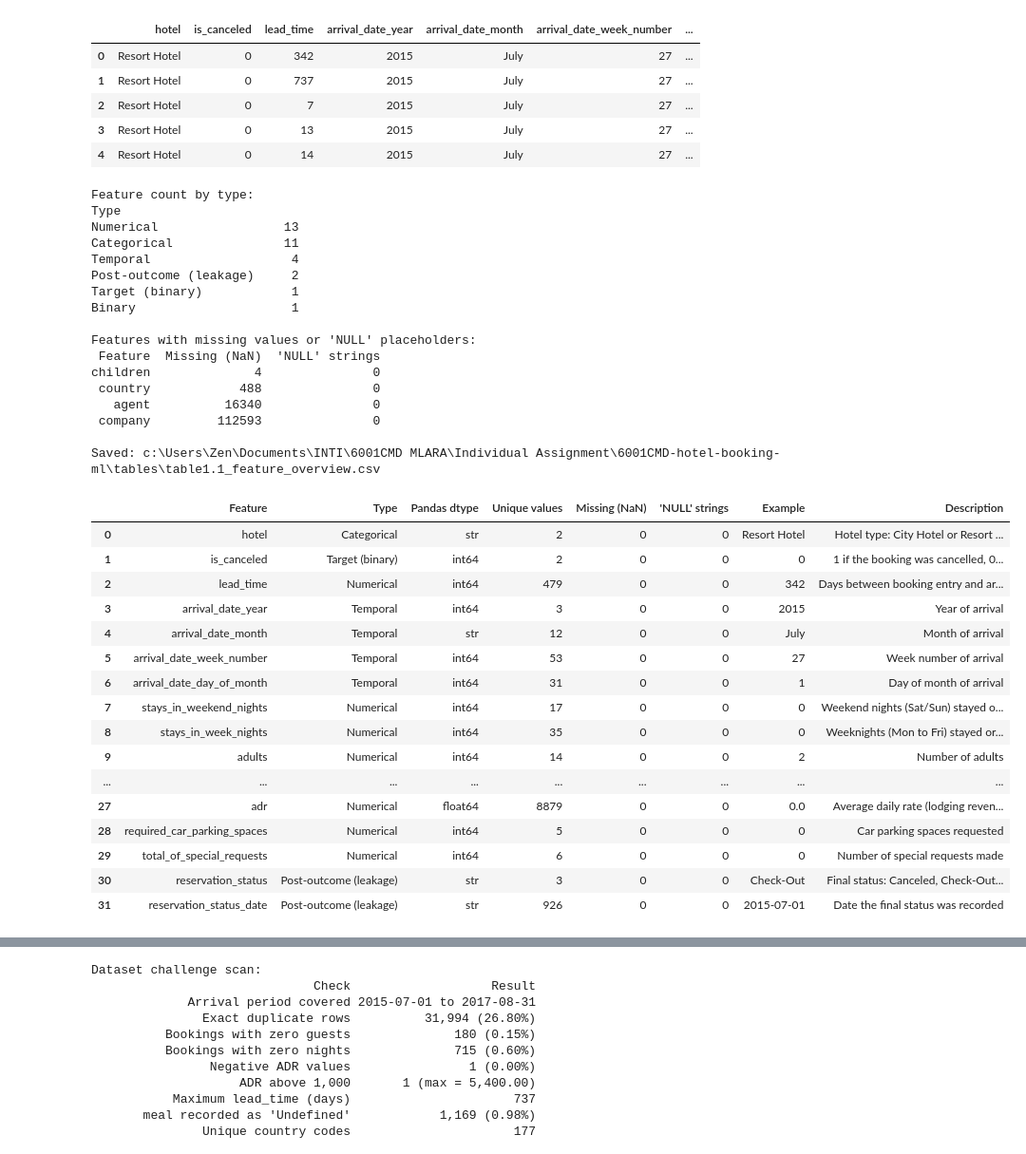
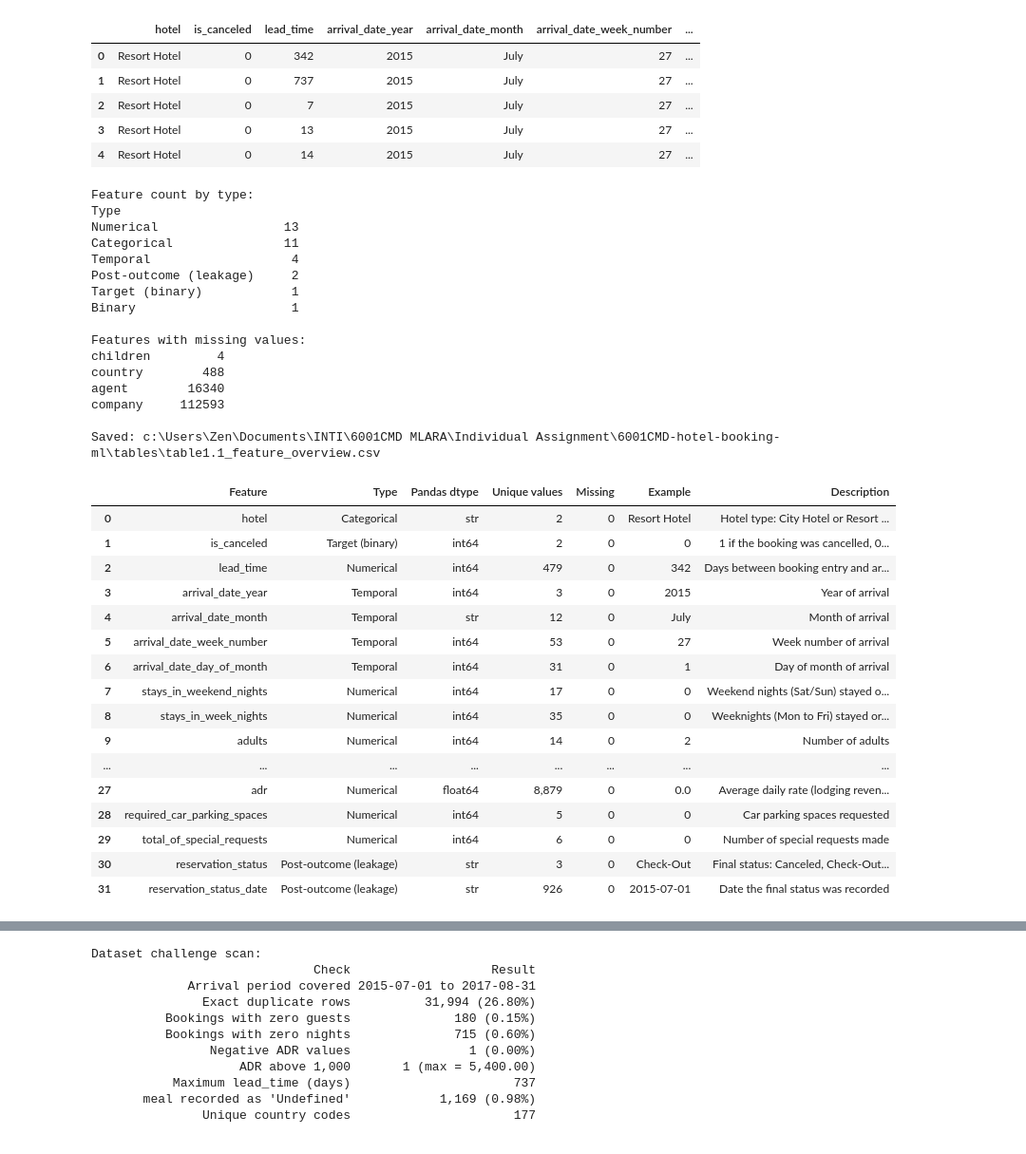
Before and after one commit to Yuzen22014685/6001CMD-hotel-booking-ml, a Jupyter notebook: notebooks/01_task1_problem_formulation.ipynb, the cells around one changed output, grey strips where cells are left out. Shown at 95% size. Drawn from its saved outputs; the diff is of its cells as text; code cells hidden in the pictures.

Commit message:
Tidy Table 1.1 and Table 1.2 formatting

```diff
--- a/notebooks/01_task1_problem_formulation.ipynb
+++ b/notebooks/01_task1_problem_formulation.ipynb
@@ -89,62 +89,60 @@ for col in df.columns:
     s = df[col]
     rows.append({
         "Feature": col,
         "Type": ftype,
         "Pandas dtype": str(s.dtype),
-        "Unique values": s.nunique(dropna=True),
-        "Missing (NaN)": int(s.isna().sum()),
-        "'NULL' strings": int((s.astype(str) == "NULL").sum()),
+        "Unique values": f"{s.nunique(dropna=True):,}",
+        "Missing": f"{int(s.isna().sum()):,}",
         "Example": s.dropna().iloc[0],
         "Description": desc,
     })
 
 table_1_1 = pd.DataFrame(rows)
 table_1_1.to_csv(TAB_DIR / "table1.1_feature_overview.csv", index=False)
 
 print("Feature count by type:")
 print(table_1_1["Type"].value_counts().to_string())
 
-print("\nFeatures with missing values or 'NULL' placeholders:")
-flagged = table_1_1[(table_1_1["Missing (NaN)"] > 0) | (table_1_1["'NULL' strings"] > 0)]
-print(flagged[["Feature", "Missing (NaN)", "'NULL' strings"]].to_string(index=False))
+print("\nFeatures with missing values:")
+missing = df.isna().sum()
+print(missing[missing > 0].to_string())
 
 print(f"\nSaved: {TAB_DIR / 'table1.1_feature_overview.csv'}")
 table_1_1
 # %% [output]
 Feature count by type:
 Type
 Numerical                 13
 Categorical               11
 Temporal                   4
 Post-outcome (leakage)     2
 Target (binary)            1
 Binary                     1
 
-Features with missing values or 'NULL' placeholders:
- Feature  Missing (NaN)  'NULL' strings
-children              4               0
- country            488               0
-   agent          16340               0
- company         112593               0
+Features with missing values:
+children         4
+country        488
+agent        16340
+company     112593
 
 Saved: c:\Users\Zen\Documents\INTI\6001CMD MLARA\Individual Assignment\6001CMD-hotel-booking-ml\tables\table1.1_feature_overview.csv
-|  | Feature | Type | Pandas dtype | Unique values | Missing (NaN) | 'NULL' strings | Example | Description |
-| 0 | hotel | Categorical | str | 2 | 0 | 0 | Resort Hotel | Hotel type: City Hotel or Resort ... |
-| 1 | is_canceled | Target (binary) | int64 | 2 | 0 | 0 | 0 | 1 if the booking was cancelled, 0... |
-| 2 | lead_time | Numerical | int64 | 479 | 0 | 0 | 342 | Days between booking entry and ar... |
-| 3 | arrival_date_year | Temporal | int64 | 3 | 0 | 0 | 2015 | Year of arrival |
-| 4 | arrival_date_month | Temporal | str | 12 | 0 | 0 | July | Month of arrival |
-| 5 | arrival_date_week_number | Temporal | int64 | 53 | 0 | 0 | 27 | Week number of arrival |
-| 6 | arrival_date_day_of_month | Temporal | int64 | 31 | 0 | 0 | 1 | Day of month of arrival |
-| 7 | stays_in_weekend_nights | Numerical | int64 | 17 | 0 | 0 | 0 | Weekend nights (Sat/Sun) stayed o... |
-| 8 | stays_in_week_nights | Numerical | int64 | 35 | 0 | 0 | 0 | Weeknights (Mon to Fri) stayed or... |
-| 9 | adults | Numerical | int64 | 14 | 0 | 0 | 2 | Number of adults |
-| ... | ... | ... | ... | ... | ... | ... | ... | ... |
-| 27 | adr | Numerical | float64 | 8879 | 0 | 0 | 0.0 | Average daily rate (lodging reven... |
-| 28 | required_car_parking_spaces | Numerical | int64 | 5 | 0 | 0 | 0 | Car parking spaces requested |
-| 29 | total_of_special_requests | Numerical | int64 | 6 | 0 | 0 | 0 | Number of special requests made |
-| 30 | reservation_status | Post-outcome (leakage) | str | 3 | 0 | 0 | Check-Out | Final status: Canceled, Check-Out... |
-| 31 | reservation_status_date | Post-outcome (leakage) | str | 926 | 0 | 0 | 2015-07-01 | Date the final status was recorded |
+|  | Feature | Type | Pandas dtype | Unique values | Missing | Example | Description |
+| 0 | hotel | Categorical | str | 2 | 0 | Resort Hotel | Hotel type: City Hotel or Resort ... |
+| 1 | is_canceled | Target (binary) | int64 | 2 | 0 | 0 | 1 if the booking was cancelled, 0... |
+| 2 | lead_time | Numerical | int64 | 479 | 0 | 342 | Days between booking entry and ar... |
+| 3 | arrival_date_year | Temporal | int64 | 3 | 0 | 2015 | Year of arrival |
+| 4 | arrival_date_month | Temporal | str | 12 | 0 | July | Month of arrival |
+| 5 | arrival_date_week_number | Temporal | int64 | 53 | 0 | 27 | Week number of arrival |
+| 6 | arrival_date_day_of_month | Temporal | int64 | 31 | 0 | 1 | Day of month of arrival |
+| 7 | stays_in_weekend_nights | Numerical | int64 | 17 | 0 | 0 | Weekend nights (Sat/Sun) stayed o... |
+| 8 | stays_in_week_nights | Numerical | int64 | 35 | 0 | 0 | Weeknights (Mon to Fri) stayed or... |
+| 9 | adults | Numerical | int64 | 14 | 0 | 2 | Number of adults |
+| ... | ... | ... | ... | ... | ... | ... | ... |
+| 27 | adr | Numerical | float64 | 8,879 | 0 | 0.0 | Average daily rate (lodging reven... |
+| 28 | required_car_parking_spaces | Numerical | int64 | 5 | 0 | 0 | Car parking spaces requested |
+| 29 | total_of_special_requests | Numerical | int64 | 6 | 0 | 0 | Number of special requests made |
+| 30 | reservation_status | Post-outcome (leakage) | str | 3 | 0 | Check-Out | Final status: Canceled, Check-Out... |
+| 31 | reservation_status_date | Post-outcome (leakage) | str | 926 | 0 | 2015-07-01 | Date the final status was recorded |
 # %%
 # Cell 3: Target variable distribution (Figure 1.1, Table 1.2)
 import matplotlib.pyplot as plt
```
Also changed, not shown: parts of 1 cell of this notebook, 2 other files.
